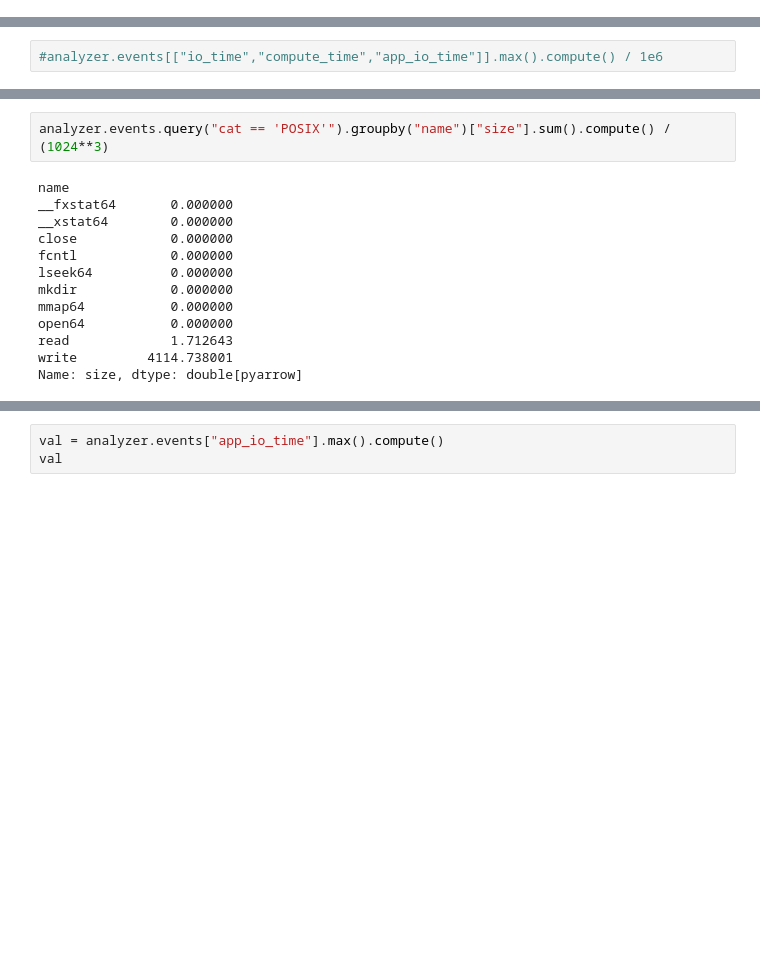
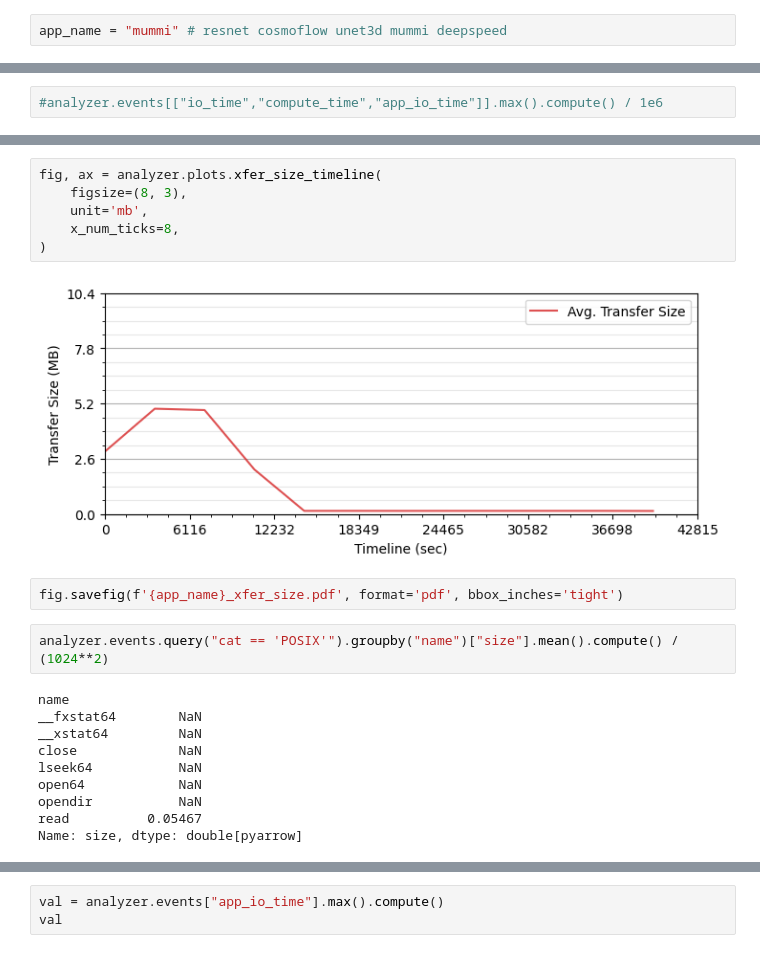
Before and after one commit to hariharan-devarajan/dftracer, a Jupyter notebook: examples/dlp_analyzer/dlp_analyzer.ipynb, the cells around one changed output, grey strips where cells are left out. Saved outputs shown, nothing was run; the diff lists cells and outputs as text; blank space fills up the shorter version.

```diff
--- a/examples/dlp_analyzer/dlp_analyzer.ipynb
+++ b/examples/dlp_analyzer/dlp_analyzer.ipynb
@@ -47,3 +47,5 @@ dask_scheduler
  'services': {'dashboard': 8787},
  'started': 1698518019.2896266,
  'workers': {}}
+# %%
+app_name = "mummi" # resnet cosmoflow unet3d mummi deepspeed
@@ -135,17 +265,24 @@ To provide an explicit output types or to silence this message, please provide t
+# %%
+fig, ax = analyzer.plots.xfer_size_timeline(
+    figsize=(8, 3),
+    unit='mb',
+    x_num_ticks=8,
+)
+# %% [output]
+[figure, added]
+# %%
+fig.savefig(f'{app_name}_xfer_size.pdf', format='pdf', bbox_inches='tight')
 # %%
-analyzer.events.query("cat == 'POSIX'").groupby("name")["size"].sum().compute() / (1024**3)
+analyzer.events.query("cat == 'POSIX'").groupby("name")["size"].mean().compute() / (1024**2)
 # %% [output]
 name
-__fxstat64       0.000000
-__xstat64        0.000000
-close            0.000000
-fcntl            0.000000
-lseek64          0.000000
-mkdir            0.000000
-mmap64           0.000000
-open64           0.000000
-read             1.712643
-write         4114.738001
+__fxstat64        NaN
+__xstat64         NaN
+close             NaN
+lseek64           NaN
+open64            NaN
+opendir           NaN
+read          0.05467
 Name: size, dtype: double[pyarrow]
 # %%
 analyzer.events.query("cat == 'POSIX'").groupby(["trange","pid","tid","name"])["io_time"].sum().groupby(["trange","name"]).max().groupby("name").sum().compute() / 1e6
```
Also changed, not shown: parts of 20 cells of this notebook, 4 other files.
